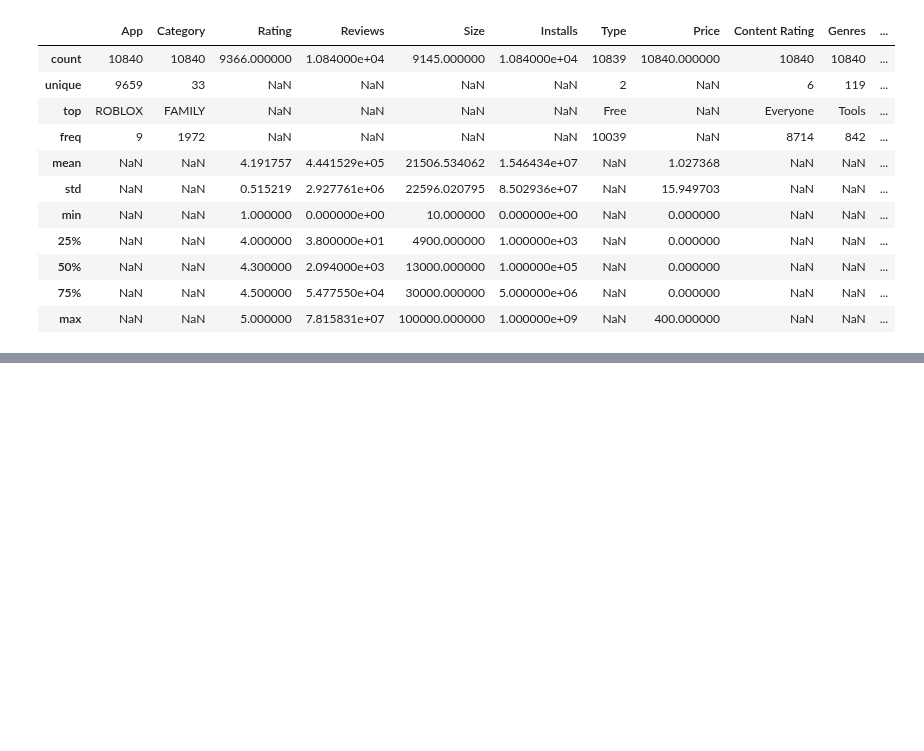
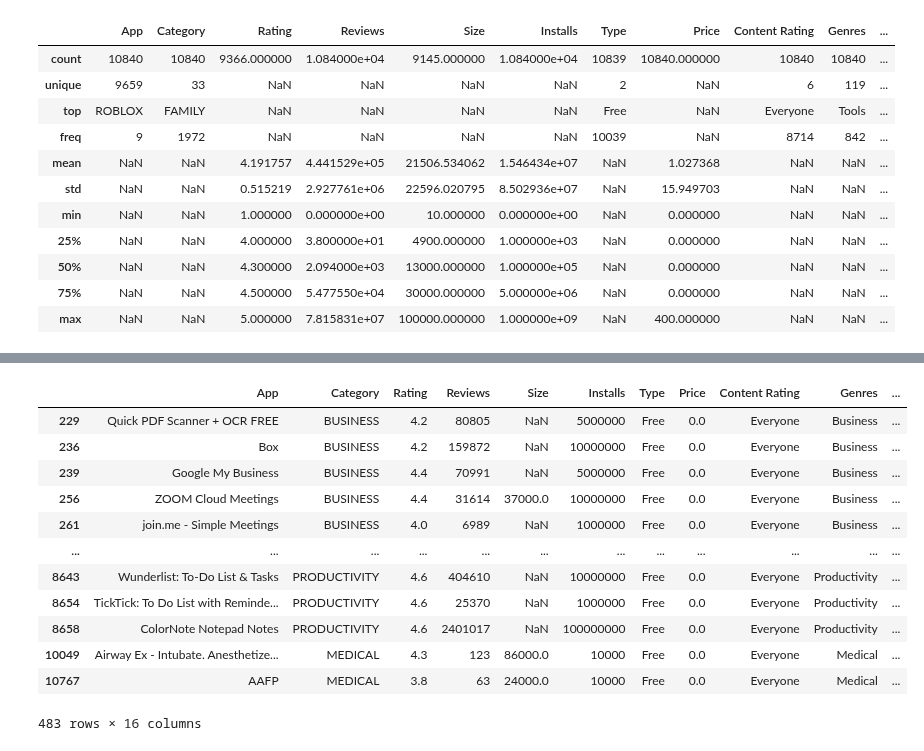
Before and after one commit to FairozAhmadSheikh/ML_bootcamp, a Jupyter notebook: Exploratory_DataAnalysis/eda.ipynb, the cells around one changed output, grey strips where cells are left out. Drawn from its saved outputs; the diff is of its cells as text; code cells hidden in the pictures; blank space fills up the shorter version.

```diff
--- a/Exploratory_DataAnalysis/eda.ipynb
+++ b/Exploratory_DataAnalysis/eda.ipynb
@@ -72,0 +89,17 @@ data.describe(include='all')
+# %%
+# view duplicates
+data[data.duplicated()]
+# %% [output]
+|  | App | Category | Rating | Reviews | Size | Installs | Type | Price | Content Rating | Genres | ... |
+| 229 | Quick PDF Scanner + OCR FREE | BUSINESS | 4.2 | 80805 | NaN | 5000000 | Free | 0.0 | Everyone | Business | ... |
+| 236 | Box | BUSINESS | 4.2 | 159872 | NaN | 10000000 | Free | 0.0 | Everyone | Business | ... |
+| 239 | Google My Business | BUSINESS | 4.4 | 70991 | NaN | 5000000 | Free | 0.0 | Everyone | Business | ... |
+| 256 | ZOOM Cloud Meetings | BUSINESS | 4.4 | 31614 | 37000.0 | 10000000 | Free | 0.0 | Everyone | Business | ... |
+| 261 | join.me - Simple Meetings | BUSINESS | 4.0 | 6989 | NaN | 1000000 | Free | 0.0 | Everyone | Business | ... |
+| ... | ... | ... | ... | ... | ... | ... | ... | ... | ... | ... | ... |
+| 8643 | Wunderlist: To-Do List & Tasks | PRODUCTIVITY | 4.6 | 404610 | NaN | 10000000 | Free | 0.0 | Everyone | Productivity | ... |
+| 8654 | TickTick: To Do List with Reminde... | PRODUCTIVITY | 4.6 | 25370 | NaN | 1000000 | Free | 0.0 | Everyone | Productivity | ... |
+| 8658 | ColorNote Notepad Notes | PRODUCTIVITY | 4.6 | 2401017 | NaN | 100000000 | Free | 0.0 | Everyone | Productivity | ... |
+| 10049 | Airway Ex - Intubate. Anesthetize... | MEDICAL | 4.3 | 123 | 86000.0 | 10000 | Free | 0.0 | Everyone | Medical | ... |
+| 10767 | AAFP | MEDICAL | 3.8 | 63 | 24000.0 | 10000 | Free | 0.0 | Everyone | Medical | ... |
+483 rows × 16 columns
```
Also changed, not shown: parts of 1 cell of this notebook.
